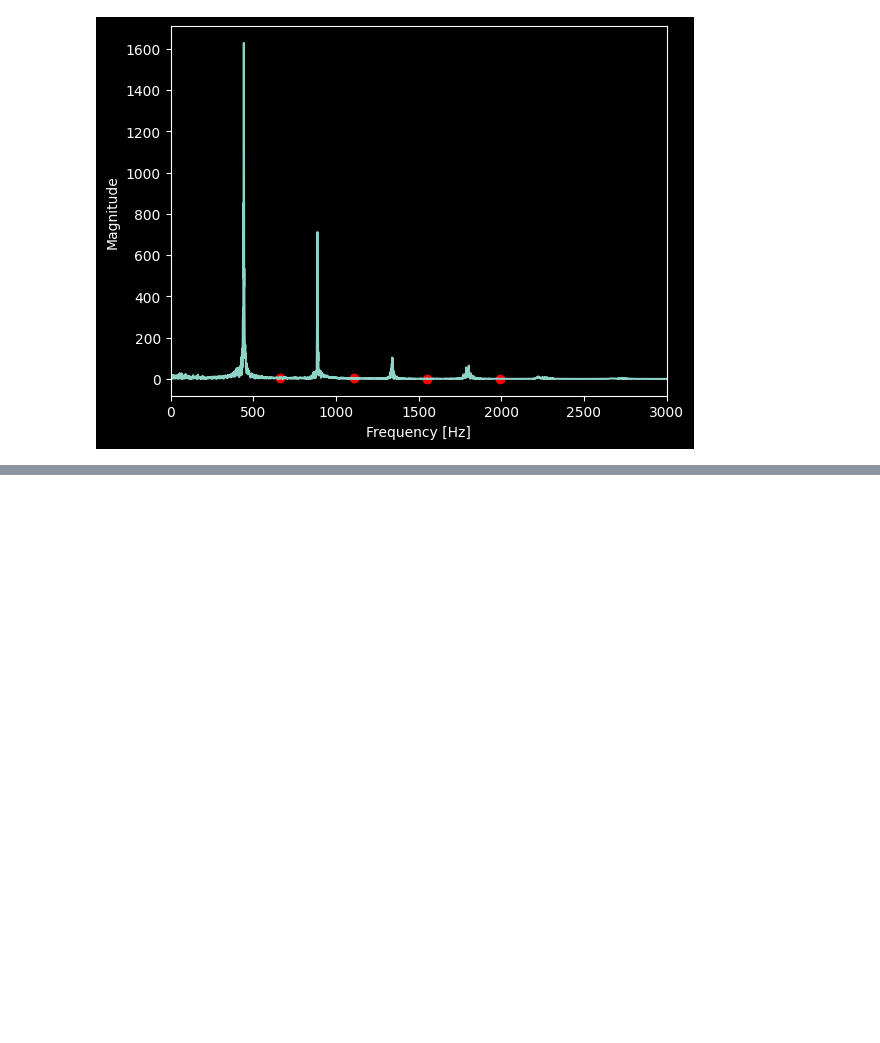
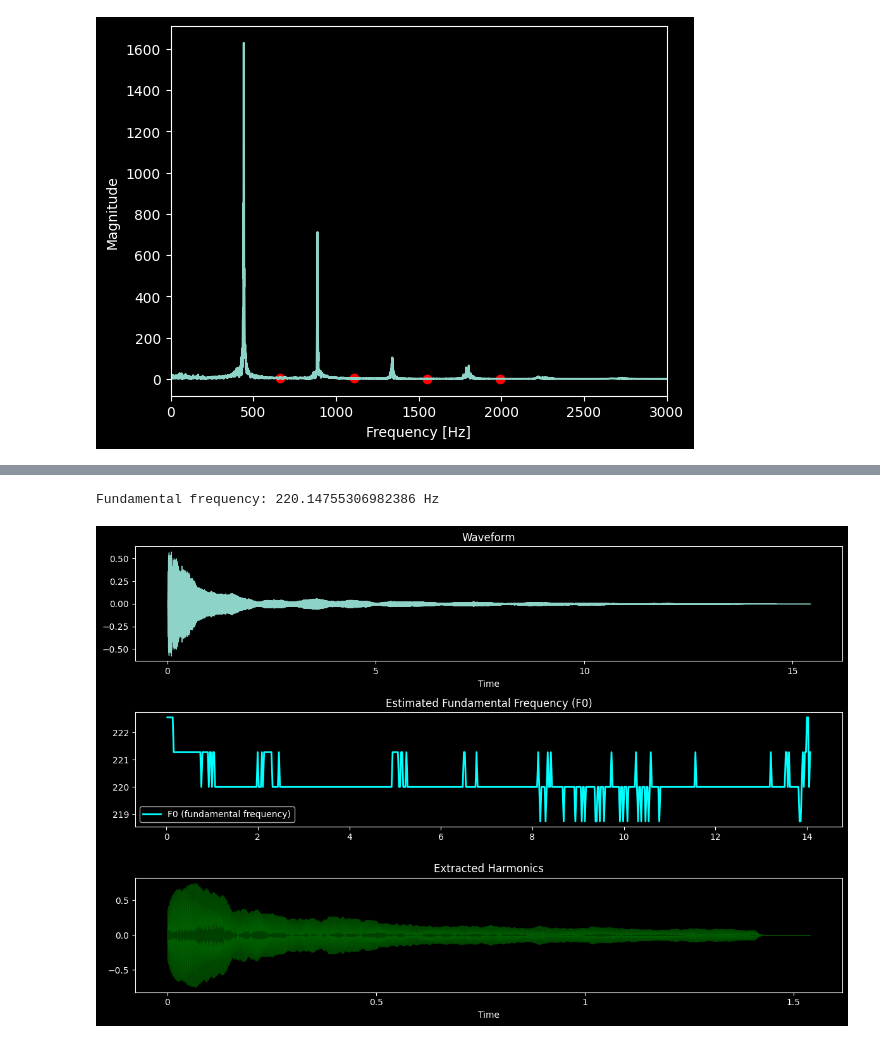
Before and after one commit to karlic-luka/Software_Integration_1, a Jupyter notebook: assignment1-signals/test_librosa.ipynb, the cells around one changed output, grey strips where cells are left out. Saved outputs shown, nothing was run; the diff lists cells and outputs as text; code cells hidden in the pictures; blank space fills up the shorter version.

```diff
--- a/assignment1-signals/test_librosa.ipynb
+++ b/assignment1-signals/test_librosa.ipynb
@@ -119,0 +149,31 @@ plt.show()
+# %%
+y = audio_data
+
+# Estimate the fundamental frequency (F0)
+f0, voiced_flag, voiced_probs = librosa.pyin(y, fmin=librosa.note_to_hz('A1'), fmax=librosa.note_to_hz('A5'))
+
+# print
+print(f'Fundamental frequency: {np.nanmean(f0)} Hz')
+# print(f'Voicing probability: {voiced_probs}')
+
+# Plot the waveform and estimated F0
+plt.figure(figsize=(12, 8))
+
+plt.subplot(3, 1, 1)
+librosa.display.waveshow(y, sr=sr)
+plt.title('Waveform')
+
+plt.subplot(3, 1, 2)
+plt.plot(librosa.times_like(f0), f0, label='F0 (fundamental frequency)', color='cyan', linewidth=2)
+plt.title('Estimated Fundamental Frequency (F0)')
+plt.legend()
+
+plt.subplot(3, 1, 3)
+librosa.display.waveshow(harmonics, sr=sr, alpha=0.5, color='green', label='Harmonics')
+plt.title('Extracted Harmonics')
+
+plt.tight_layout()
+plt.show()
+# %% [output]
+Fundamental frequency: 220.14755306982386 Hz
+[figure, added]
```
Also changed, not shown: parts of 6 cells of this notebook.
